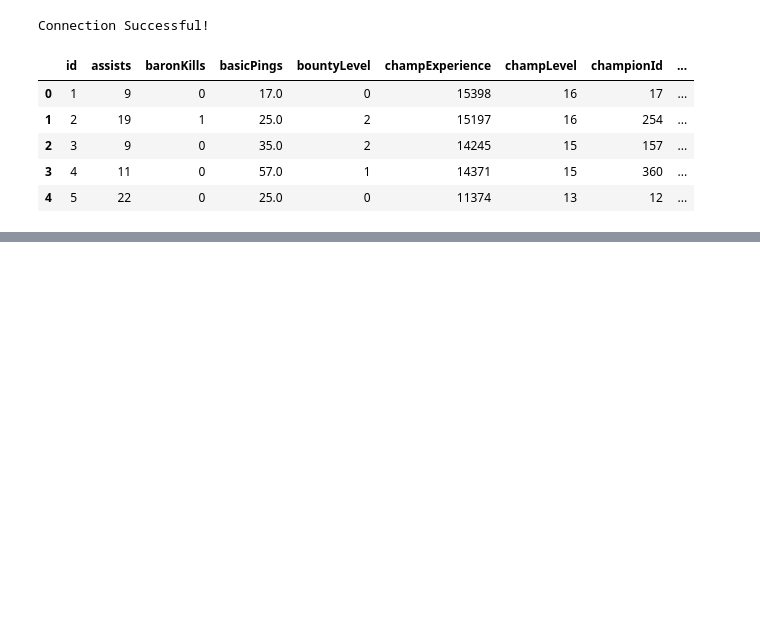
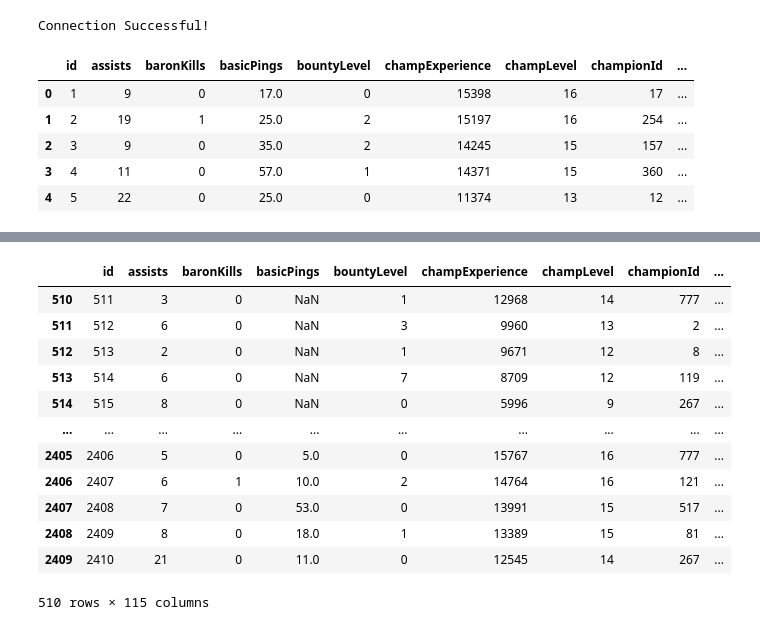
Before and after one commit to jnamor/lol_stats, a Jupyter notebook: notebook/Exploration de la donnée.ipynb, the cells around one changed output, grey strips where cells are left out. Cells and saved outputs as stored; diff of their text form; code cells hidden in the pictures; blank space fills up the shorter version.

```diff
--- a/notebook/Exploration de la donnée.ipynb
+++ b/notebook/Exploration de la donnée.ipynb
@@ -18,7 +19,7 @@ def connect_to_instance_db():
 
 def query_table(query):
     connection = connect_to_instance_db()
-    query = pd.read_sql("SELECT * FROM participants", connection)
+    query = pd.read_sql(query, connection)
 
     connection.close()
 
@@ -62,0 +101,16 @@ dfParticipants[dfParticipants['championName'] == "Yone"][analyzeList]
+# %%
+yonesGame
+# %% [output]
+|  | id | assists | baronKills | basicPings | bountyLevel | champExperience | champLevel | championId | ... |
+| 510 | 511 | 3 | 0 | NaN | 1 | 12968 | 14 | 777 | ... |
+| 511 | 512 | 6 | 0 | NaN | 3 | 9960 | 13 | 2 | ... |
+| 512 | 513 | 2 | 0 | NaN | 1 | 9671 | 12 | 8 | ... |
+| 513 | 514 | 6 | 0 | NaN | 7 | 8709 | 12 | 119 | ... |
+| 514 | 515 | 8 | 0 | NaN | 0 | 5996 | 9 | 267 | ... |
+| ... | ... | ... | ... | ... | ... | ... | ... | ... | ... |
+| 2405 | 2406 | 5 | 0 | 5.0 | 0 | 15767 | 16 | 777 | ... |
+| 2406 | 2407 | 6 | 1 | 10.0 | 2 | 14764 | 16 | 121 | ... |
+| 2407 | 2408 | 7 | 0 | 53.0 | 0 | 13991 | 15 | 517 | ... |
+| 2408 | 2409 | 8 | 0 | 18.0 | 1 | 13389 | 15 | 81 | ... |
+| 2409 | 2410 | 21 | 0 | 11.0 | 0 | 12545 | 14 | 267 | ... |
+510 rows × 115 columns
```
Also changed, not shown: parts of 33 cells of this notebook.
